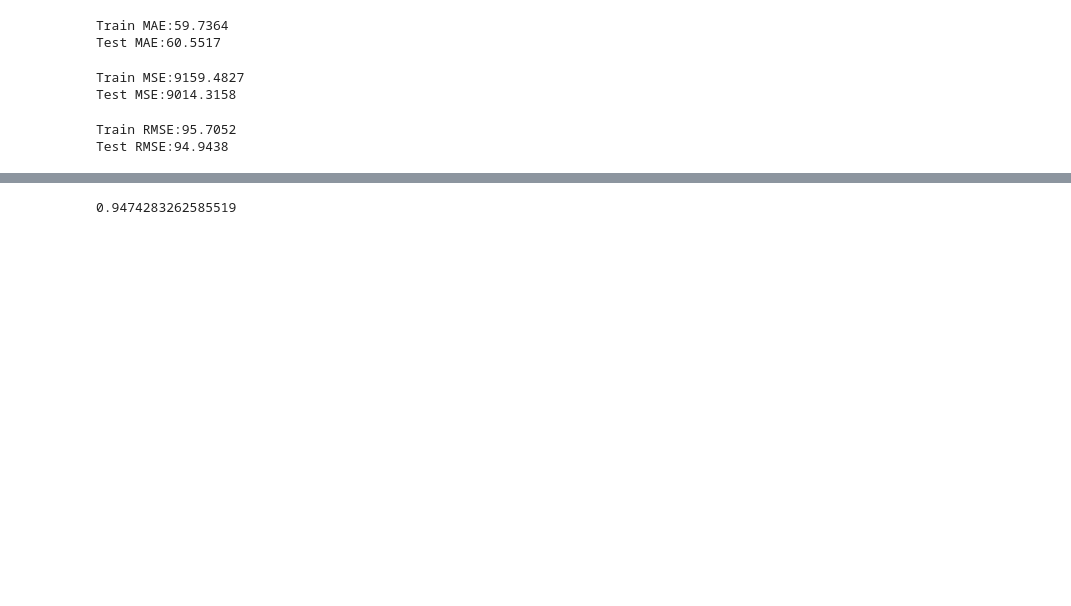
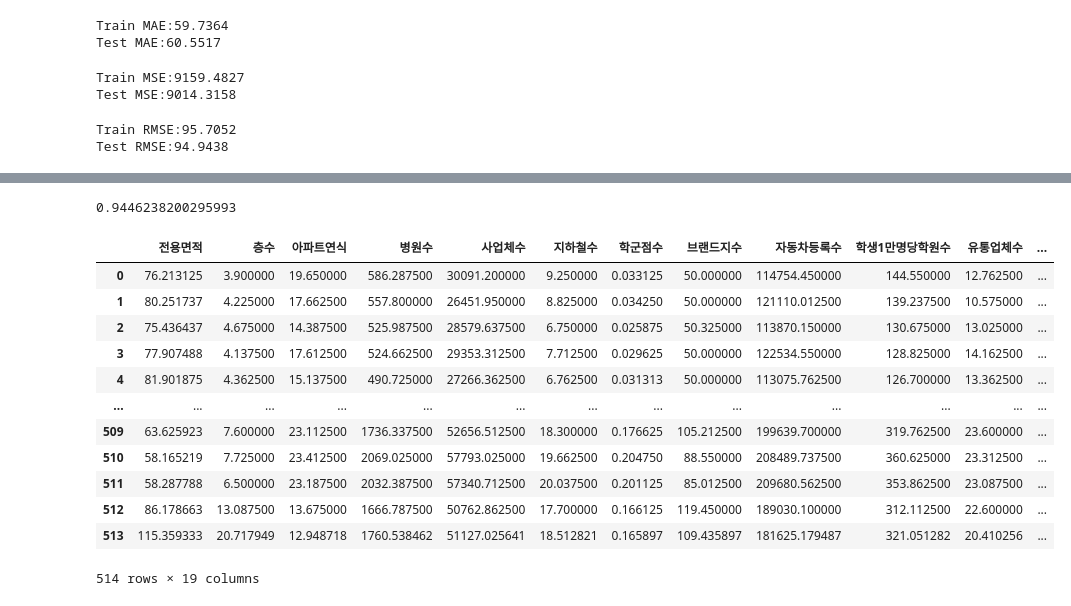
Before and after one commit to Ohjinseo2022/Showmeeverything, a Jupyter notebook: 랜덤포레스트+_상관계수_+회귀분석모델검증.ipynb, the cells around one changed output, grey strips where cells are left out. Cells and saved outputs as stored; diff of their text form; code cells hidden in the pictures; blank space fills up the shorter version.

```diff
--- a/랜덤포레스트+_상관계수_+회귀분석모델검증.ipynb
+++ b/랜덤포레스트+_상관계수_+회귀분석모델검증.ipynb
@@ -43,3 +80,13 @@ for i in range(1,len(files)):
+# %%
+apt2012 = pd.read_csv(forder+files[0],encoding='cp949')
+apt2013 = pd.read_csv(forder+files[1],encoding='cp949')
+apt2014 = pd.read_csv(forder+files[2],encoding='cp949')
+apt2015 = pd.read_csv(forder+files[3],encoding='cp949')
+apt2016 = pd.read_csv(forder+files[4],encoding='cp949')
+apt2017 = pd.read_csv(forder+files[5],encoding='cp949')
+apt2018 = pd.read_csv(forder+files[6],encoding='cp949')
+apt2019 = pd.read_csv(forder+files[7],encoding='cp949')
+apt2020 = pd.read_csv(forder+files[8],encoding='cp949')
 # %%
 all_df
 # %% [output]
@@ -296,5 +346,5 @@ Test RMSE:94.9438
 # %%
 ### 결정계수 !!!
-model_lr.score(x_train,y_train)
+model_joblib_lr.score(x_train,y_train)
 # %% [output]
-0.9474283262585519
+0.9446238200295993
@@ -300,0 +353,26 @@ model_lr.score(x_train,y_train)
+# %%
+apt2012_result = pd.DataFrame({})
+for i in tqdm(range(len(apt2012)//80)):
+  if i == 0 :
+    apt2012_result= pd.concat([apt2012_result,apt2012.iloc[0:(i+1)*80,1:].mean()],axis=1)
+  else:
+    apt2012_result= pd.concat([apt2012_result,apt2012.iloc[i*80:(i+1)*80,1:].mean()],axis=1)
+apt2012_result= pd.concat([apt2012_result,apt2012.iloc[len(apt2012)-len(apt2012)%80:,1:].mean()],axis=1)
+apt2012_result = apt2012_result.transpose()
+## 인덱스번호 재설정
+apt2012_result = apt2012_result.reset_index(drop=True)
+apt2012_result
+# %% [output]
+|  | 전용면적 | 층수 | 아파트연식 | 병원수 | 사업체수 | 지하철수 | 학군점수 | 브랜드지수 | 자동차등록수 | 학생1만명당학원수 | 유통업체수 | ... |
+| 0 | 76.213125 | 3.900000 | 19.650000 | 586.287500 | 30091.200000 | 9.250000 | 0.033125 | 50.000000 | 114754.450000 | 144.550000 | 12.762500 | ... |
+| 1 | 80.251737 | 4.225000 | 17.662500 | 557.800000 | 26451.950000 | 8.825000 | 0.034250 | 50.000000 | 121110.012500 | 139.237500 | 10.575000 | ... |
+| 2 | 75.436437 | 4.675000 | 14.387500 | 525.987500 | 28579.637500 | 6.750000 | 0.025875 | 50.325000 | 113870.150000 | 130.675000 | 13.025000 | ... |
+| 3 | 77.907488 | 4.137500 | 17.612500 | 524.662500 | 29353.312500 | 7.712500 | 0.029625 | 50.000000 | 122534.550000 | 128.825000 | 14.162500 | ... |
+| 4 | 81.901875 | 4.362500 | 15.137500 | 490.725000 | 27266.362500 | 6.762500 | 0.031313 | 50.000000 | 113075.762500 | 126.700000 | 13.362500 | ... |
+| ... | ... | ... | ... | ... | ... | ... | ... | ... | ... | ... | ... | ... |
+| 509 | 63.625923 | 7.600000 | 23.112500 | 1736.337500 | 52656.512500 | 18.300000 | 0.176625 | 105.212500 | 199639.700000 | 319.762500 | 23.600000 | ... |
+| 510 | 58.165219 | 7.725000 | 23.412500 | 2069.025000 | 57793.025000 | 19.662500 | 0.204750 | 88.550000 | 208489.737500 | 360.625000 | 23.312500 | ... |
+| 511 | 58.287788 | 6.500000 | 23.187500 | 2032.387500 | 57340.712500 | 20.037500 | 0.201125 | 85.012500 | 209680.562500 | 353.862500 | 23.087500 | ... |
+| 512 | 86.178663 | 13.087500 | 13.675000 | 1666.787500 | 50762.862500 | 17.700000 | 0.166125 | 119.450000 | 189030.100000 | 312.112500 | 22.600000 | ... |
+| 513 | 115.359333 | 20.717949 | 12.948718 | 1760.538462 | 51127.025641 | 18.512821 | 0.165897 | 109.435897 | 181625.179487 | 321.051282 | 20.410256 | ... |
+514 rows × 19 columns
```
Also changed, not shown: parts of 15 cells of this notebook.
